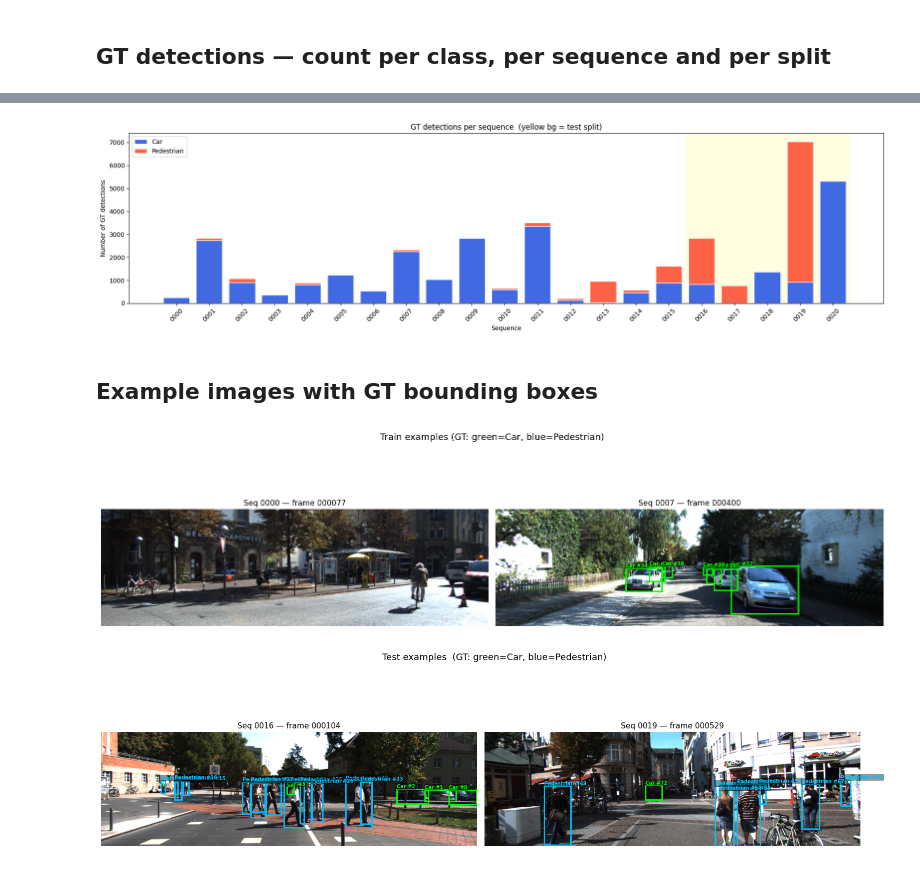
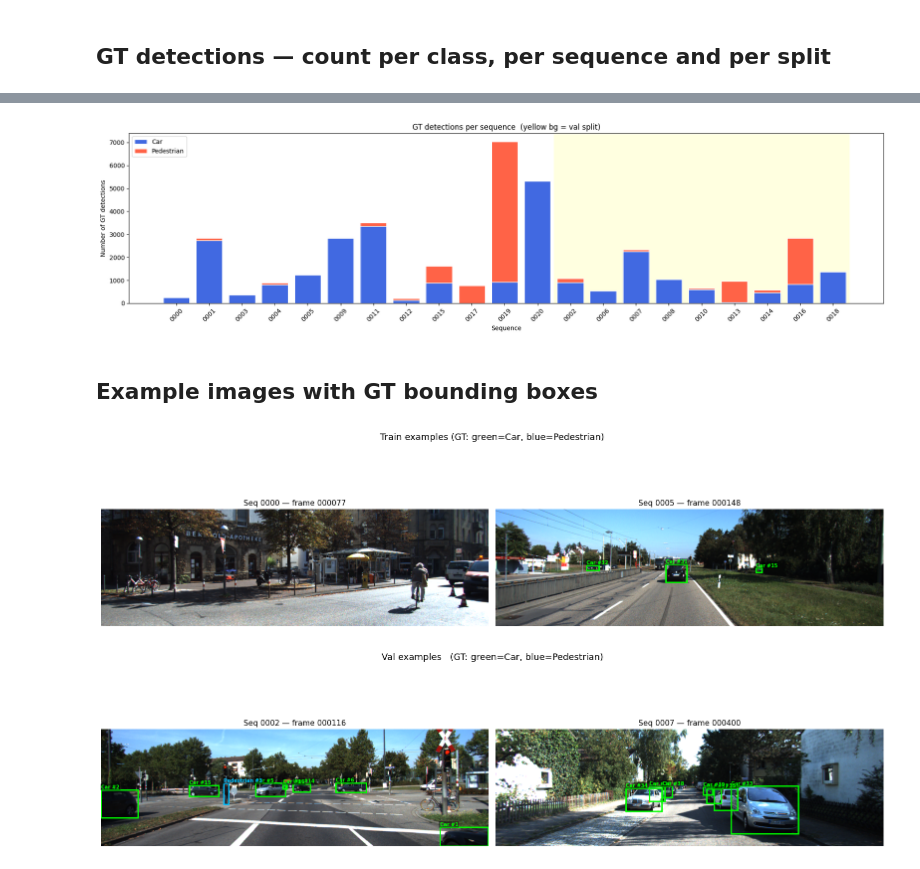
Before and after one commit to JordiVentosa/C5_Team3, a Jupyter notebook: Week1/notebooks/01_EDA_datasets.ipynb, the cells around one changed output, grey strips where cells are left out. Drawn from its saved outputs; the diff is of its cells as text; code cells hidden in the pictures.

```diff
--- a/Week1/notebooks/01_EDA_datasets.ipynb
+++ b/Week1/notebooks/01_EDA_datasets.ipynb
@@ -38,24 +39,24 @@ def count_images(seq_list):
     return counts
 
 train_img_counts = count_images(TRAIN_SEQS)
-test_img_counts  = count_images(TEST_SEQS)
+val_img_counts   = count_images(VAL_SEQS)
 
 total_train = sum(train_img_counts.values())
-total_test  = sum(test_img_counts.values())
+total_val   = sum(val_img_counts.values())
 
 print(f"{'Split':<8} {'Sequences':>10} {'Total images':>14}")
 print("-" * 36)
 print(f"{'Train':<8} {len(train_img_counts):>10} {total_train:>14}")
-print(f"{'Test':<8} {len(test_img_counts):>10} {total_test:>14}")
-print(f"{'TOTAL':<8} {len(train_img_counts)+len(test_img_counts):>10} {total_train+total_test:>14}")
+print(f"{'Val':<8} {len(val_img_counts):>10} {total_val:>14}")
+print(f"{'TOTAL':<8} {len(train_img_counts)+len(val_img_counts):>10} {total_train+total_val:>14}")
 
 print("\n── Images per sequence ──────────────────")
 print(f"\n{'Seq':<8} {'Split':<8} {'Images':>8}")
 print("-" * 28)
 for seq_str, n in train_img_counts.items():
     print(f"{seq_str:<8} {'train':<8} {n:>8}")
-for seq_str, n in test_img_counts.items():
-    print(f"{seq_str:<8} {'test':<8} {n:>8}")
+for seq_str, n in val_img_counts.items():
+    print(f"{seq_str:<8} {'val':<8} {n:>8}")
 # %% [output]
 Split     Sequences   Total images
 ------------------------------------
@@ -77,13 +78,13 @@ Seq      Split      Images
 # %%
 # Bar chart: images per sequence
-fig, axes = plt.subplots(1, 2, figsize=(16, 4), sharey=False)
+fig, axes = plt.subplots(1, 2, figsize=(18, 4), sharey=False)
 
 for ax, counts, title, color in [
-    (axes[0], train_img_counts, "Train (seqs 0000–0015)", "steelblue"),
-    (axes[1], test_img_counts,  "Test  (seqs 0016–0020)", "darkorange"),
+    (axes[0], train_img_counts, "Train (seqs 0000,0001,0003,0004,0005,0009,0011,0012,0015,0017,0019,0020)", "steelblue"),
+    (axes[1], val_img_counts,   "Val   (seqs 0002,0006,0007,0008,0010,0013,0014,0016,0018)",               "darkorange"),
 ]:
     ax.bar(counts.keys(), counts.values(), color=color, edgecolor="white")
-    ax.set_title(title, fontsize=13)
+    ax.set_title(title, fontsize=11)
     ax.set_xlabel("Sequence")
     ax.set_ylabel("Number of images")
     ax.tick_params(axis="x", rotation=45)
@@ -119,7 +120,7 @@ def load_detection_counts(seq_list):
                 parts = line.strip().split()
                 if len(parts) < 6:
                     continue
-                class_id = int(parts[2])  # directly the class field
+                class_id = int(parts[2])
                 if class_id in KITTI_MOTS_CLASSES:
                     counts[KITTI_MOTS_CLASSES[class_id]] += 1
 
@@ -127,7 +128,7 @@ def load_detection_counts(seq_list):
     return seq_counts
 
 train_det_counts = load_detection_counts(TRAIN_SEQS)
-test_det_counts  = load_detection_counts(TEST_SEQS)
+val_det_counts   = load_detection_counts(VAL_SEQS)
 
 # Summary table
 print(f"\n{'Seq':<8} {'Split':<8} {'Car':>8} {'Pedestrian':>12} {'Total':>8}")
@@ -146,9 +147,9 @@ def print_split(det_counts, split_name):
 
 tc, tp = print_split(train_det_counts, "train")
 print()
-xc, xp = print_split(test_det_counts, "test")
+vc, vp = print_split(val_det_counts, "val")
 print("-" * 48)
-print(f"{'ALL':<8} {'both':<8} {tc+xc:>8} {tp+xp:>12} {tc+xc+tp+xp:>8}")
+print(f"{'ALL':<8} {'both':<8} {tc+vc:>8} {tp+vp:>12} {tc+vc+tp+vp:>8}")
 # %% [output]
 Seq      Split         Car   Pedestrian    Total
 ------------------------------------------------
@@ -169,18 +170,17 @@ TOTAL    test         8437         8896    17333
 ALL      both        26860        11415    38275
 # %%
 # Stacked bar: detections per sequence
-all_counts = {**train_det_counts, **test_det_counts}
+all_counts = {**train_det_counts, **val_det_counts}
 seqs   = list(all_counts.keys())
 cars   = [all_counts[s].get("Car", 0) for s in seqs]
 peds   = [all_counts[s].get("Pedestrian", 0) for s in seqs]
-colors = ["steelblue"] * len(train_det_counts) + ["darkorange"] * len(test_det_counts)
 
 x = np.arange(len(seqs))
 fig, ax = plt.subplots(figsize=(18, 5))
 b1 = ax.bar(x, cars, label="Car",        color="royalblue",  edgecolor="white")
 b2 = ax.bar(x, peds, label="Pedestrian", color="tomato",     edgecolor="white", bottom=cars)
 
-# Shade test sequences differently
+# Shade val sequences differently
 for i in range(len(train_det_counts), len(seqs)):
     ax.axvspan(i - 0.5, i + 0.5, color="lightyellow", zorder=0)
 
@@ -188,12 +188,12 @@ ax.set_xticks(x)
 ax.set_xticklabels(seqs, rotation=45)
 ax.set_xlabel("Sequence")
 ax.set_ylabel("Number of GT detections")
-ax.set_title("GT detections per sequence  (yellow bg = test split)")
+ax.set_title("GT detections per sequence  (yellow bg = val split)")
 ax.legend()
 plt.tight_layout()
 plt.show()
 # %% [output]
-[figure, old version]
+[figure, new version]
 # %% [markdown]
 ## Example images with GT bounding boxes
 # %%
@@ -247,36 +247,36 @@ def show_example_frames(examples, title):
     GT_COLORS = {1: "lime", 2: "deepskyblue"}
 
     for ax, (seq_str, frame_id) in zip(axes, examples):
         img_path = os.path.join(IMAGE_DIR, seq_str, f"{frame_id:06d}.png")
         img = plt.imread(img_path)
         ax.imshow(img)
         ax.set_title(f"Seq {seq_str} — frame {frame_id:06d}", fontsize=11)
         ax.axis("off")
 
         for class_id, instance_id, (x1, y1, x2, y2) in load_frame_annotations(seq_str, frame_id):
             color = GT_COLORS[class_id]
             rect  = patches.Rectangle((x1, y1), x2 - x1, y2 - y1,
                                        linewidth=2, edgecolor=color, facecolor="none")
             ax.add_patch(rect)
             ax.text(x1, max(y1 - 4, 0), f"{KITTI_MOTS_CLASSES[class_id]} #{instance_id}",
                     color=color, fontsize=7, fontweight="bold",
                     bbox=dict(facecolor="black", alpha=0.4, pad=1, edgecolor="none"))
 
     fig.suptitle(title, fontsize=13, y=1.01)
     plt.tight_layout()
     plt.show()
 
-# Pick 2 train examples and 2 test examples (middle frame of the sequence)
+# Pick 2 train examples and 2 val examples (middle frame of the sequence)
 def pick_example(seq_str):
     imgs = sorted(glob.glob(os.path.join(IMAGE_DIR, seq_str, "*.png")))
     mid  = len(imgs) // 2
     return seq_str, int(os.path.splitext(os.path.basename(imgs[mid]))[0])
 
-train_examples = [pick_example("0000"), pick_example("0007")]
-test_examples  = [pick_example("0016"), pick_example("0019")]
+train_examples = [pick_example("0000"), pick_example("0005")]
+val_examples   = [pick_example("0002"), pick_example("0007")]
 
 show_example_frames(train_examples, "Train examples (GT: green=Car, blue=Pedestrian)")
-show_example_frames(test_examples,  "Test examples  (GT: green=Car, blue=Pedestrian)")
+show_example_frames(val_examples,   "Val examples   (GT: green=Car, blue=Pedestrian)")
 # %% [output]
-[figure, old version]
+[figure, new version]
-[figure, old version]
+[figure, new version]
```
Also changed, not shown: parts of 5 cells of this notebook.
